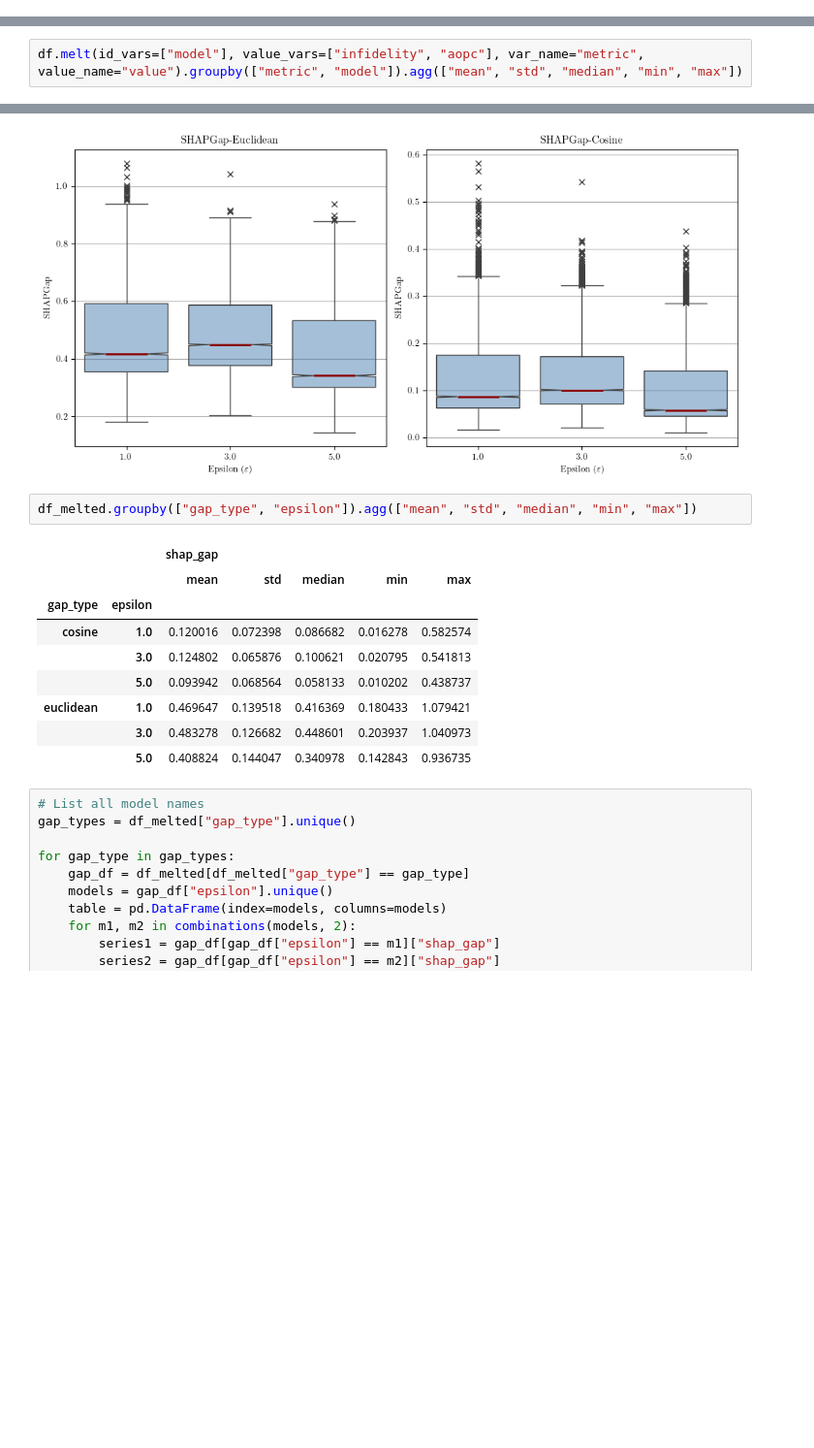
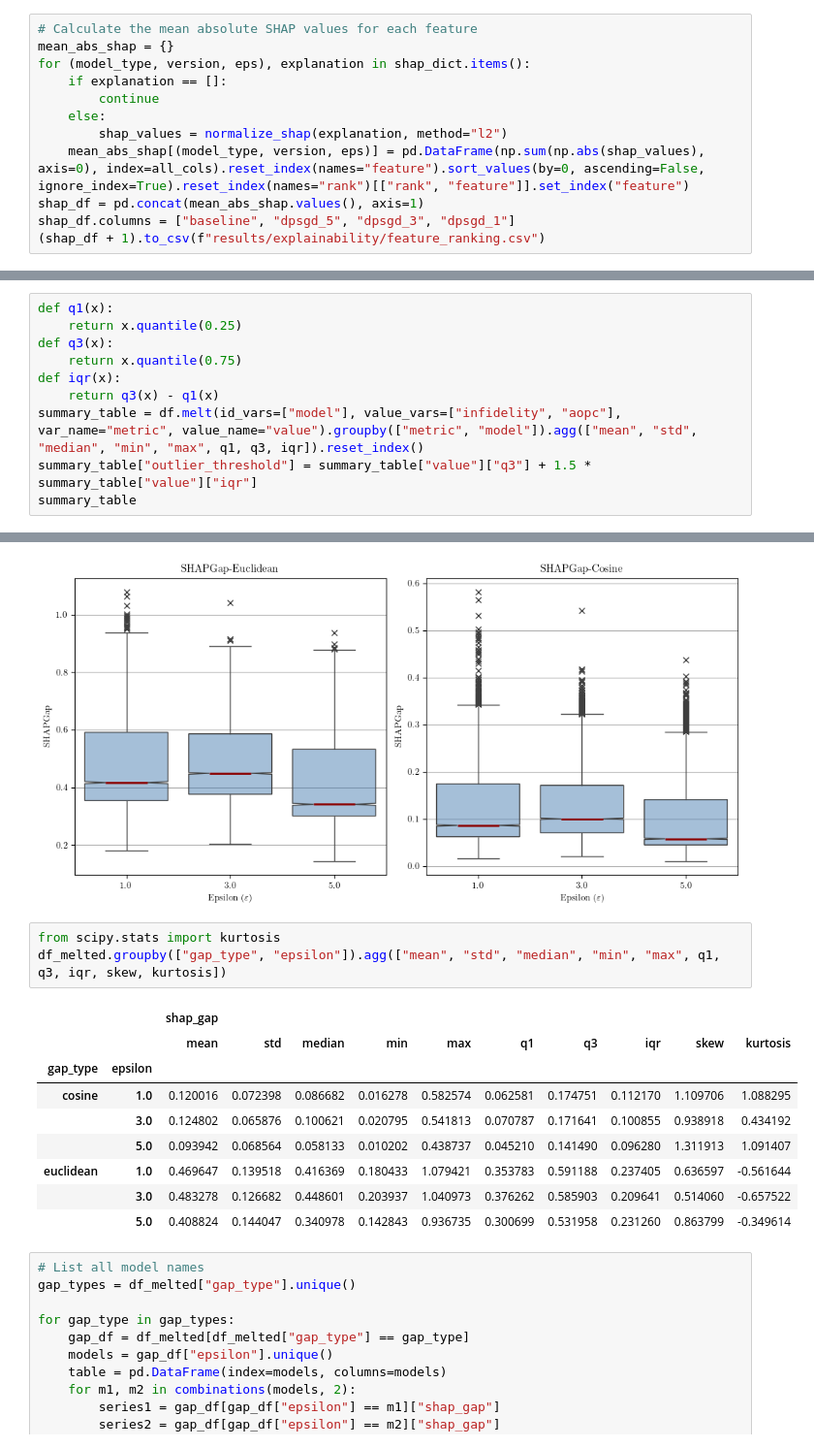
Before and after one commit to trinhkieuha/dp-shap-anomaly-detection, a Jupyter notebook: notebooks/06_Explainability.ipynb, the cells around one changed output, grey strips where cells are left out. Shown at 97% size. Saved outputs shown, nothing was run; the diff lists cells and outputs as text; blank space fills up the shorter version.

```diff
--- a/notebooks/06_Explainability.ipynb
+++ b/notebooks/06_Explainability.ipynb
@@ -135,6 +135,18 @@ plt.savefig(f"results/figures/shap_values.png", bbox_inches='tight', dpi=300)
 plt.show()
 # %% [output]
 [figure]
+# %%
+# Calculate the mean absolute SHAP values for each feature
+mean_abs_shap = {}
+for (model_type, version, eps), explanation in shap_dict.items():
+    if explanation == []:
+        continue
+    else:
+        shap_values = normalize_shap(explanation, method="l2")
+    mean_abs_shap[(model_type, version, eps)] = pd.DataFrame(np.sum(np.abs(shap_values), axis=0), index=all_cols).reset_index(names="feature").sort_values(by=0, ascending=False, ignore_index=True).reset_index(names="rank")[["rank", "feature"]].set_index("feature")
+shap_df = pd.concat(mean_abs_shap.values(), axis=1)
+shap_df.columns = ["baseline", "dpsgd_5", "dpsgd_3", "dpsgd_1"]
+(shap_df + 1).to_csv(f"results/explainability/feature_ranking.csv")
 # %% [markdown]
 ## 2. Infidelity, Sensitivity, and AOPC
 # %%
@@ -206,3 +221,11 @@ plt.show()
 # %%
-df.melt(id_vars=["model"], value_vars=["infidelity", "aopc"], var_name="metric", value_name="value").groupby(["metric", "model"]).agg(["mean", "std", "median", "min", "max"])
+def q1(x):
+    return x.quantile(0.25)
+def q3(x):
+    return x.quantile(0.75)
+def iqr(x):
+    return q3(x) - q1(x)
+summary_table = df.melt(id_vars=["model"], value_vars=["infidelity", "aopc"], var_name="metric", value_name="value").groupby(["metric", "model"]).agg(["mean", "std", "median", "min", "max", q1, q3, iqr]).reset_index()
+summary_table["outlier_threshold"] = summary_table["value"]["q3"] + 1.5 * summary_table["value"]["iqr"]
+summary_table
 # %% [output]
@@ -329,17 +351,18 @@ plt.show()
 # %% [output]
 [figure]
 # %%
-df_melted.groupby(["gap_type", "epsilon"]).agg(["mean", "std", "median", "min", "max"])
+from scipy.stats import kurtosis
+df_melted.groupby(["gap_type", "epsilon"]).agg(["mean", "std", "median", "min", "max", q1, q3, iqr, skew, kurtosis])
 # %% [output]
-|  |  | shap_gap |  |  |  |  |
-|  |  | mean | std | median | min | max |
-| gap_type | epsilon |  |  |  |  |  |
-| cosine | 1.0 | 0.120016 | 0.072398 | 0.086682 | 0.016278 | 0.582574 |
-|  | 3.0 | 0.124802 | 0.065876 | 0.100621 | 0.020795 | 0.541813 |
-|  | 5.0 | 0.093942 | 0.068564 | 0.058133 | 0.010202 | 0.438737 |
-| euclidean | 1.0 | 0.469647 | 0.139518 | 0.416369 | 0.180433 | 1.079421 |
-|  | 3.0 | 0.483278 | 0.126682 | 0.448601 | 0.203937 | 1.040973 |
-|  | 5.0 | 0.408824 | 0.144047 | 0.340978 | 0.142843 | 0.936735 |
+|  |  | shap_gap |  |  |  |  |  |  |  |  |  |
+|  |  | mean | std | median | min | max | q1 | q3 | iqr | skew | kurtosis |
+| gap_type | epsilon |  |  |  |  |  |  |  |  |  |  |
+| cosine | 1.0 | 0.120016 | 0.072398 | 0.086682 | 0.016278 | 0.582574 | 0.062581 | 0.174751 | 0.112170 | 1.109706 | 1.088295 |
+|  | 3.0 | 0.124802 | 0.065876 | 0.100621 | 0.020795 | 0.541813 | 0.070787 | 0.171641 | 0.100855 | 0.938918 | 0.434192 |
+|  | 5.0 | 0.093942 | 0.068564 | 0.058133 | 0.010202 | 0.438737 | 0.045210 | 0.141490 | 0.096280 | 1.311913 | 1.091407 |
+| euclidean | 1.0 | 0.469647 | 0.139518 | 0.416369 | 0.180433 | 1.079421 | 0.353783 | 0.591188 | 0.237405 | 0.636597 | -0.561644 |
+|  | 3.0 | 0.483278 | 0.126682 | 0.448601 | 0.203937 | 1.040973 | 0.376262 | 0.585903 | 0.209641 | 0.514060 | -0.657522 |
+|  | 5.0 | 0.408824 | 0.144047 | 0.340978 | 0.142843 | 0.936735 | 0.300699 | 0.531958 | 0.231260 | 0.863799 | -0.349614 |
 # %%
 # List all model names
 gap_types = df_melted["gap_type"].unique()
```
Also changed, not shown: parts of 3 cells of this notebook, 3 other files.
